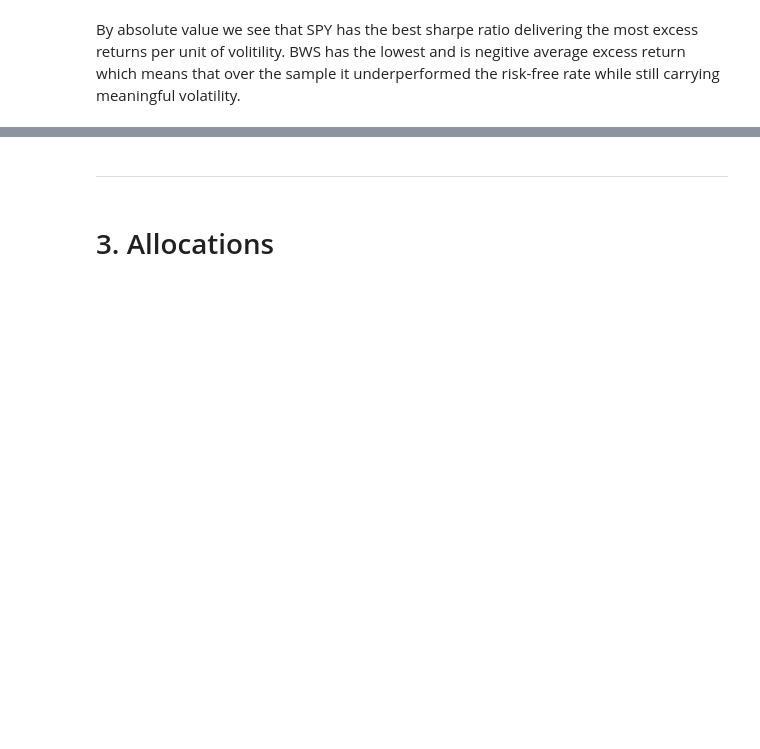
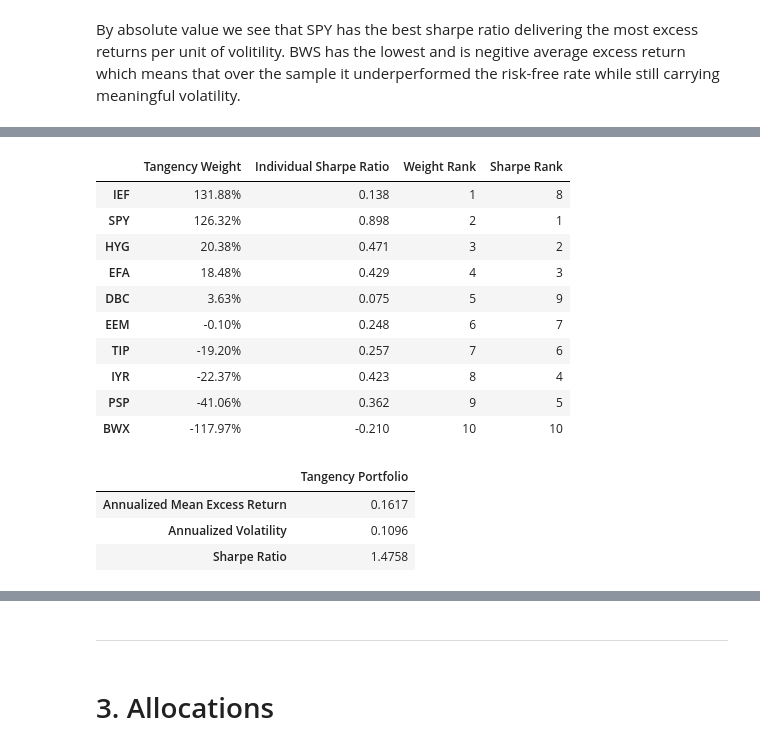
Before and after one commit to ltemry/FINM36700_GroupA, a Jupyter notebook: Harvard's%20Endowment.ipynb, the cells around one changed output, grey strips where cells are left out. Drawn from its saved outputs; the diff is of its cells as text; code cells hidden in the pictures; blank space fills up the shorter version.

```diff
--- a/Harvard's%20Endowment.ipynb
+++ b/Harvard's%20Endowment.ipynb
@@ -138,0 +286,63 @@ By absolute value we see that SPY has the best sharpe ratio delivering the most
+# %%
+ranking = pd.DataFrame({
+    'Tangency Weight': w_tan,
+    'Individual Sharpe Ratio': summary['Sharpe Ratio']
+})
+
+ranking['Weight Rank'] = ranking['Tangency Weight'].rank(
+    ascending=False,
+    method='min'
+)
+
+ranking['Sharpe Rank'] = ranking['Individual Sharpe Ratio'].rank(
+    ascending=False,
+    method='min'
+)
+
+display(
+    ranking.sort_values('Tangency Weight', ascending=False)
+           .style.format({
+               'Tangency Weight': '{:.2%}',
+               'Individual Sharpe Ratio': '{:.3f}',
+               'Weight Rank': '{:.0f}',
+               'Sharpe Rank': '{:.0f}'
+           })
+)
+# %% [output]
+|  | Tangency Weight | Individual Sharpe Ratio | Weight Rank | Sharpe Rank |
+| IEF | 131.88% | 0.138 | 1 | 8 |
+| SPY | 126.32% | 0.898 | 2 | 1 |
+| HYG | 20.38% | 0.471 | 3 | 2 |
+| EFA | 18.48% | 0.429 | 4 | 3 |
+| DBC | 3.63% | 0.075 | 5 | 9 |
+| EEM | -0.10% | 0.248 | 6 | 7 |
+| TIP | -19.20% | 0.257 | 7 | 6 |
+| IYR | -22.37% | 0.423 | 8 | 4 |
+| PSP | -41.06% | 0.362 | 9 | 5 |
+| BWX | -117.97% | -0.210 | 10 | 10 |
+# %%
+def portfolio_stats(weights, mu, cov):
+    mu = mu.loc[weights.index]
+    cov = cov.loc[weights.index, weights.index]
+
+    monthly_mean = weights @ mu
+    monthly_vol = np.sqrt(weights @ cov @ weights)
+
+    annual_mean = monthly_mean * FREQ
+    annual_vol = monthly_vol * np.sqrt(FREQ)
+
+    return pd.Series({
+        'Annualized Mean Excess Return': annual_mean,
+        'Annualized Volatility': annual_vol,
+        'Sharpe Ratio': annual_mean / annual_vol
+    })
+
+
+tan_stats = portfolio_stats(w_tan, mu, cov)
+
+display(tan_stats.to_frame('Tangency Portfolio').round(4))
+# %% [output]
+|  | Tangency Portfolio |
+| Annualized Mean Excess Return | 0.1617 |
+| Annualized Volatility | 0.1096 |
+| Sharpe Ratio | 1.4758 |
```
Also changed, not shown: parts of 19 cells of this notebook, 1 other file.
